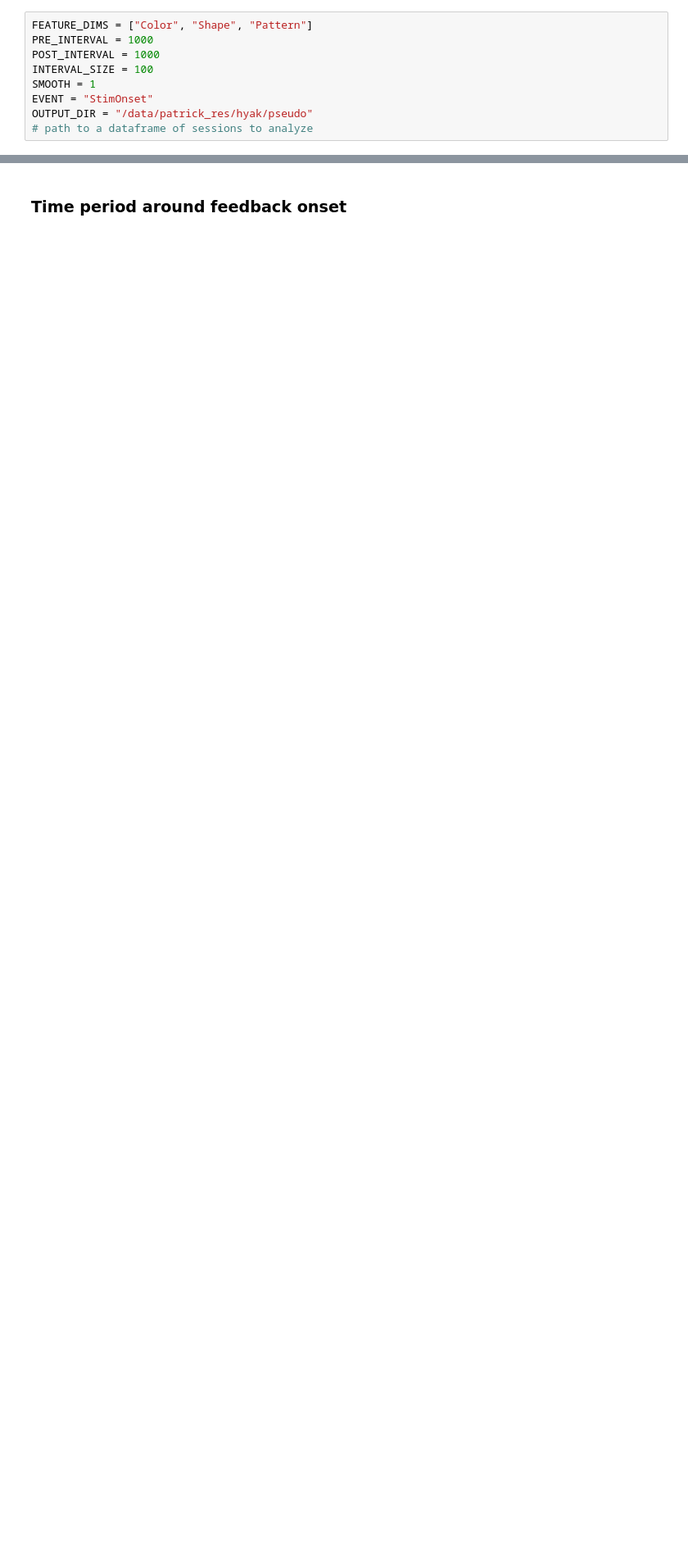
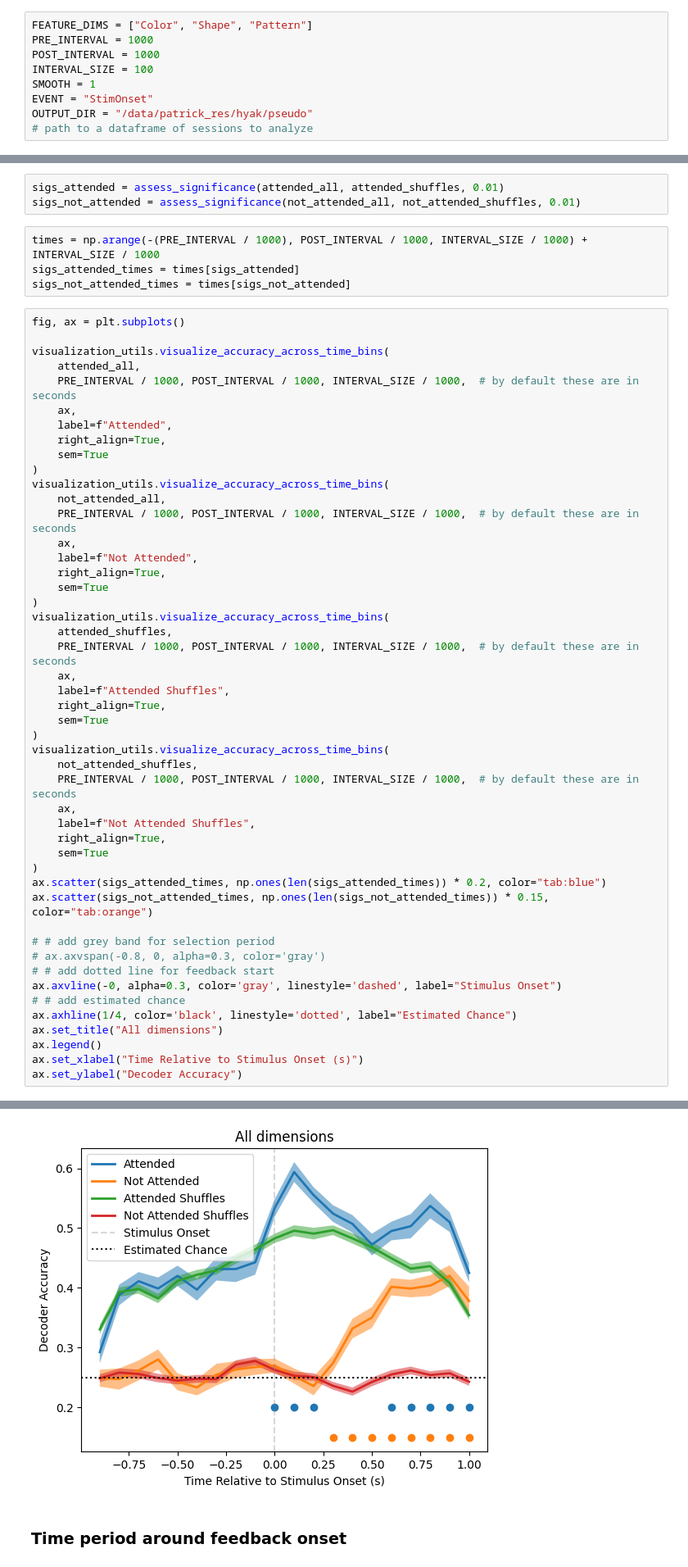
Before and after one commit to pqz317/wcst_decode, a Jupyter notebook: notebooks/20240612_visualize_decode_feature_by_attention_stim_onset.ipynb, the cells around one changed output, grey strips where cells are left out. Shown at 82% size. Drawn from its saved outputs; the diff is of its cells as text; blank space fills up the shorter version.

```diff
--- a/notebooks/20240612_visualize_decode_feature_by_attention_stim_onset.ipynb
+++ b/notebooks/20240612_visualize_decode_feature_by_attention_stim_onset.ipynb
@@ -65,0 +171,56 @@ for dim in FEATURE_DIMS:
+# %%
+sigs_attended = assess_significance(attended_all, attended_shuffles, 0.01)
+sigs_not_attended = assess_significance(not_attended_all, not_attended_shuffles, 0.01)
+# %%
+times = np.arange(-(PRE_INTERVAL / 1000), POST_INTERVAL / 1000, INTERVAL_SIZE / 1000) + INTERVAL_SIZE / 1000
+sigs_attended_times = times[sigs_attended]
+sigs_not_attended_times = times[sigs_not_attended]
+# %%
+fig, ax = plt.subplots()
+
+visualization_utils.visualize_accuracy_across_time_bins(
+    attended_all,
+    PRE_INTERVAL / 1000, POST_INTERVAL / 1000, INTERVAL_SIZE / 1000,  # by default these are in seconds
+    ax,
+    label=f"Attended",
+    right_align=True,
+    sem=True
+)
+visualization_utils.visualize_accuracy_across_time_bins(
+    not_attended_all,
+    PRE_INTERVAL / 1000, POST_INTERVAL / 1000, INTERVAL_SIZE / 1000,  # by default these are in seconds
+    ax,
+    label=f"Not Attended",
+    right_align=True,
+    sem=True
+)
+visualization_utils.visualize_accuracy_across_time_bins(
+    attended_shuffles,
+    PRE_INTERVAL / 1000, POST_INTERVAL / 1000, INTERVAL_SIZE / 1000,  # by default these are in seconds
+    ax,
+    label=f"Attended Shuffles",
+    right_align=True,
+    sem=True
+)
+visualization_utils.visualize_accuracy_across_time_bins(
+    not_attended_shuffles,
+    PRE_INTERVAL / 1000, POST_INTERVAL / 1000, INTERVAL_SIZE / 1000,  # by default these are in seconds
+    ax,
+    label=f"Not Attended Shuffles",
+    right_align=True,
+    sem=True
+)
+ax.scatter(sigs_attended_times, np.ones(len(sigs_attended_times)) * 0.2, color="tab:blue")
+ax.scatter(sigs_not_attended_times, np.ones(len(sigs_not_attended_times)) * 0.15, color="tab:orange")
+
+# # add grey band for selection period
+# ax.axvspan(-0.8, 0, alpha=0.3, color='gray')
+# # add dotted line for feedback start
+ax.axvline(-0, alpha=0.3, color='gray', linestyle='dashed', label="Stimulus Onset")
+# # add estimated chance
+ax.axhline(1/4, color='black', linestyle='dotted', label="Estimated Chance")
+ax.set_title("All dimensions")
+ax.legend()
+ax.set_xlabel("Time Relative to Stimulus Onset (s)")
+ax.set_ylabel("Decoder Accuracy")
+# %% [output]
@@ -66,3 +228,4 @@ for dim in FEATURE_DIMS:
+[figure, added]
 # %% [markdown]
 ### Time period around feedback onset
 # %%
```
Also changed, not shown: parts of 8 cells of this notebook, 4 other files.
